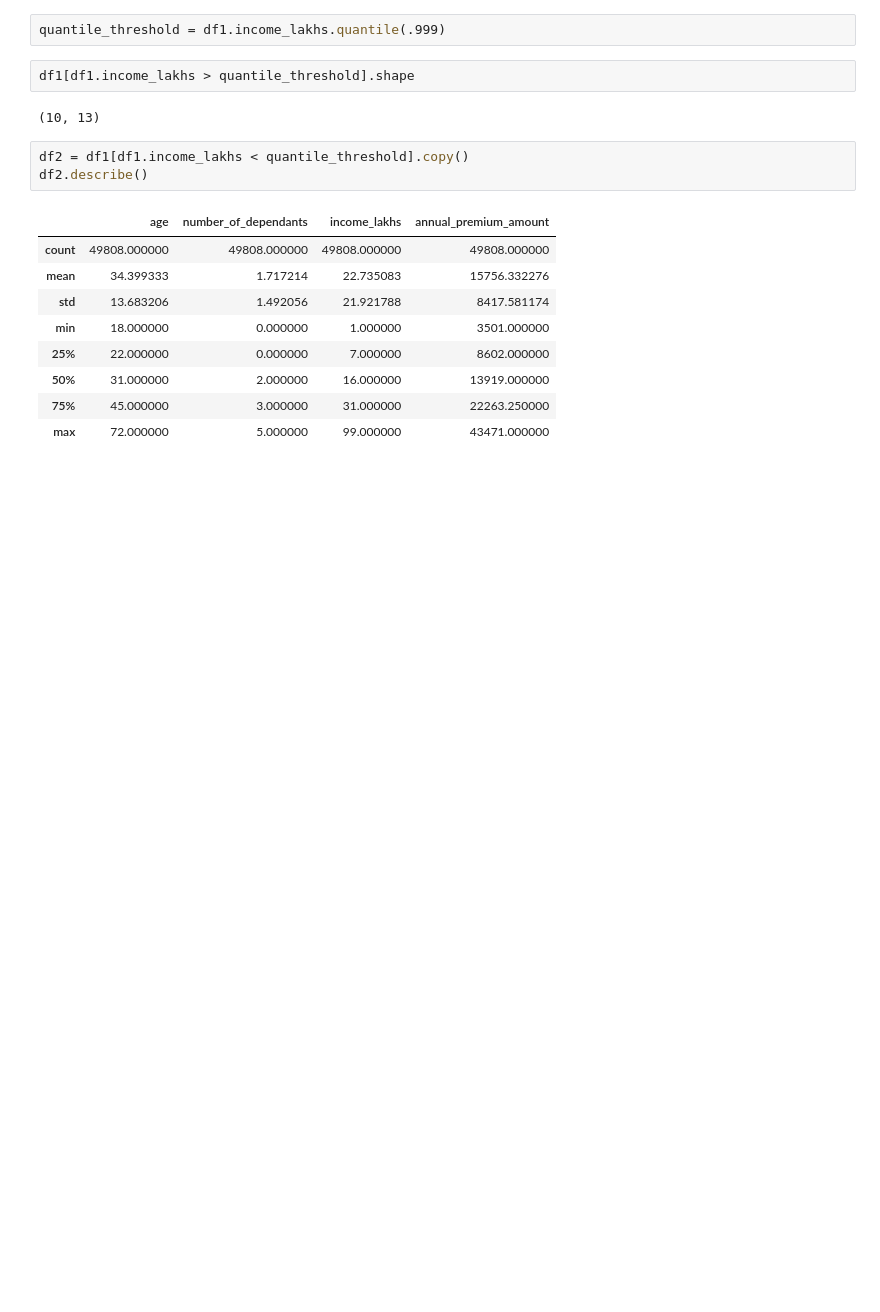
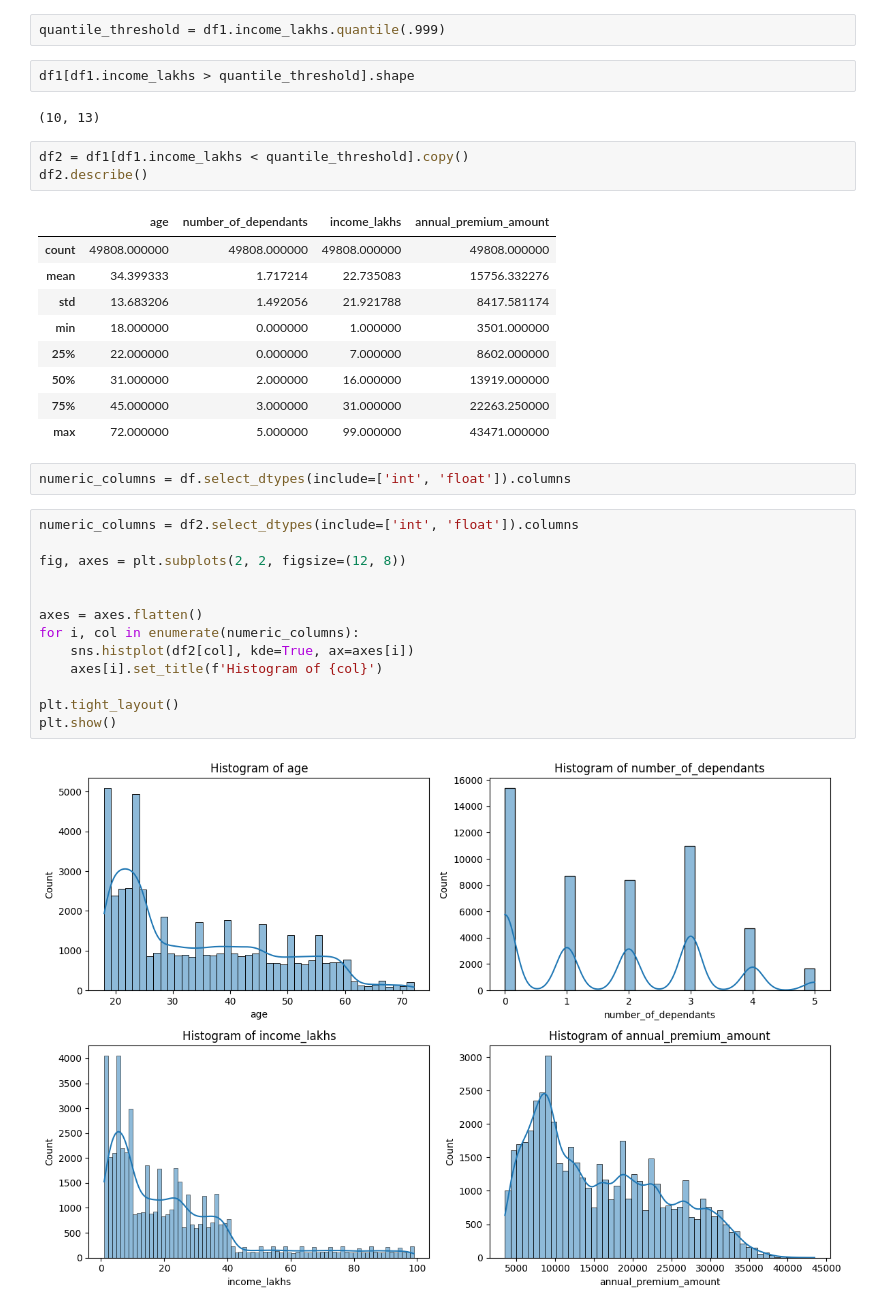
Before and after one commit to Somil-24/HealthCarePremiumCalculator, a Jupyter notebook: premium_prediction/ml_premium_prediction.ipynb, the cells around one changed output. Drawn from its saved outputs; the diff is of its cells as text; blank space fills up the shorter version.

```diff
--- a/premium_prediction/ml_premium_prediction.ipynb
+++ b/premium_prediction/ml_premium_prediction.ipynb
@@ -109,3 +109,20 @@ df2.describe()
 | 50% | 31.000000 | 2.000000 | 16.000000 | 13919.000000 |
 | 75% | 45.000000 | 3.000000 | 31.000000 | 22263.250000 |
 | max | 72.000000 | 5.000000 | 99.000000 | 43471.000000 |
+# %%
+numeric_columns = df.select_dtypes(include=['int', 'float']).columns
+# %%
+numeric_columns = df2.select_dtypes(include=['int', 'float']).columns
+
+fig, axes = plt.subplots(2, 2, figsize=(12, 8))
+
+
+axes = axes.flatten()
+for i, col in enumerate(numeric_columns):
+    sns.histplot(df2[col], kde=True, ax=axes[i])
+    axes[i].set_title(f'Histogram of {col}')
+
+plt.tight_layout()
+plt.show()
+# %% [output]
+[figure, added]
```
Also changed, not shown: parts of 8 cells of this notebook.
